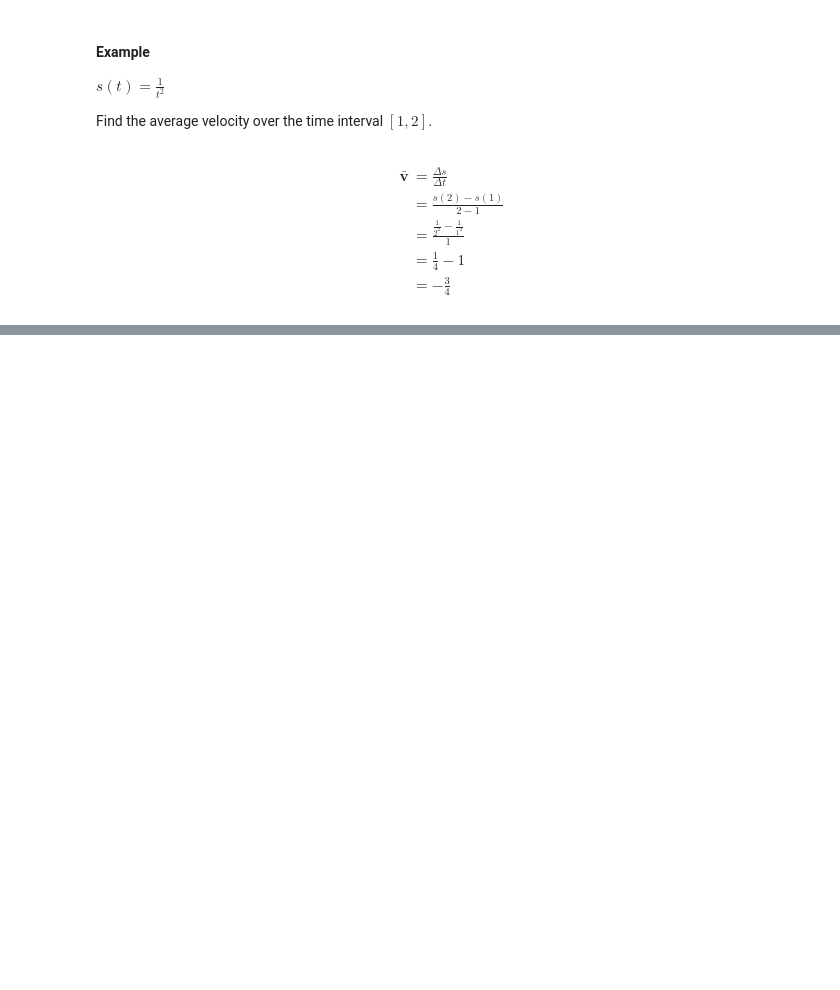
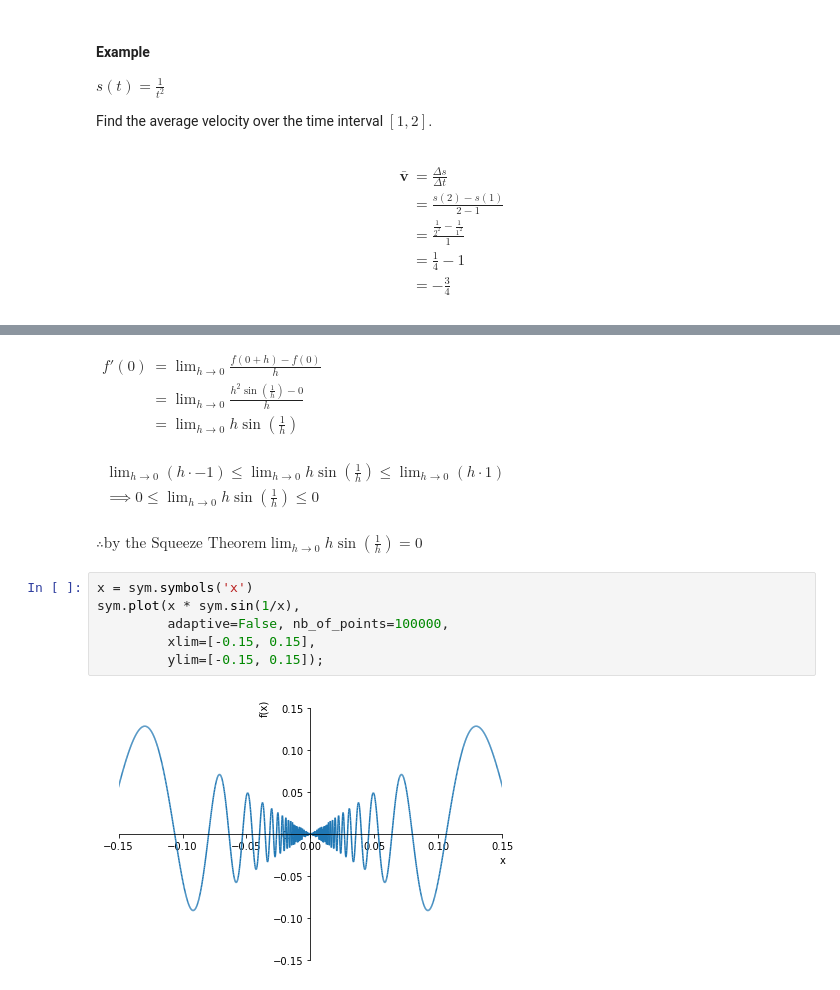
Before and after one commit to PaulToronto/Johns-Hopkins-Coursera-Applied-Calculus-With-Python, a Jupyter notebook: 3_2_The_Derivative.ipynb, the cells around one changed output, grey strips where cells are left out. Saved outputs shown, nothing was run; the diff lists cells and outputs as text; blank space fills up the shorter version.

```diff
--- a/3_2_The_Derivative.ipynb
+++ b/3_2_The_Derivative.ipynb
@@ -102,0 +189,29 @@ This is also known as:
+# %% [markdown]
+$
+\begin{align}
+f'(0) &= \lim_{h \to 0} \frac{f(0 + h) - f(0)}{h} \\
+&= \lim_{h \to 0} \frac{h^{2}\sin{\left(\frac{1}{h}\right)} - 0}{h} \\
+&= \lim_{h \to 0} h\sin{\left(\frac{1}{h}\right)}
+\end{align}
+$
+# %% [markdown]
+$
+\begin{align}
+&\lim_{h \to 0} {\left(h \cdot -1 \right)} \le \lim_{h \to 0} h\sin{\left(\frac{1}{h}\right)} \le
+\lim_{h \to 0} {\left(h \cdot 1\right)} \\
+&\implies 0 \le \lim_{h \to 0} h\sin{\left(\frac{1}{h}\right)} \le 0
+\end{align}
+$
+# %% [markdown]
+$
+\therefore \text{by the Squeeze Theorem}
+\lim_{h \to 0} h\sin{\left(\frac{1}{h}\right)} = 0
+$
+# %%
+x = sym.symbols('x')
+sym.plot(x * sym.sin(1/x),
+         adaptive=False, nb_of_points=100000,
+         xlim=[-0.15, 0.15],
+         ylim=[-0.15, 0.15]);
+# %% [output]
+[figure, added]
```
Also changed, not shown: parts of 12 cells of this notebook.
